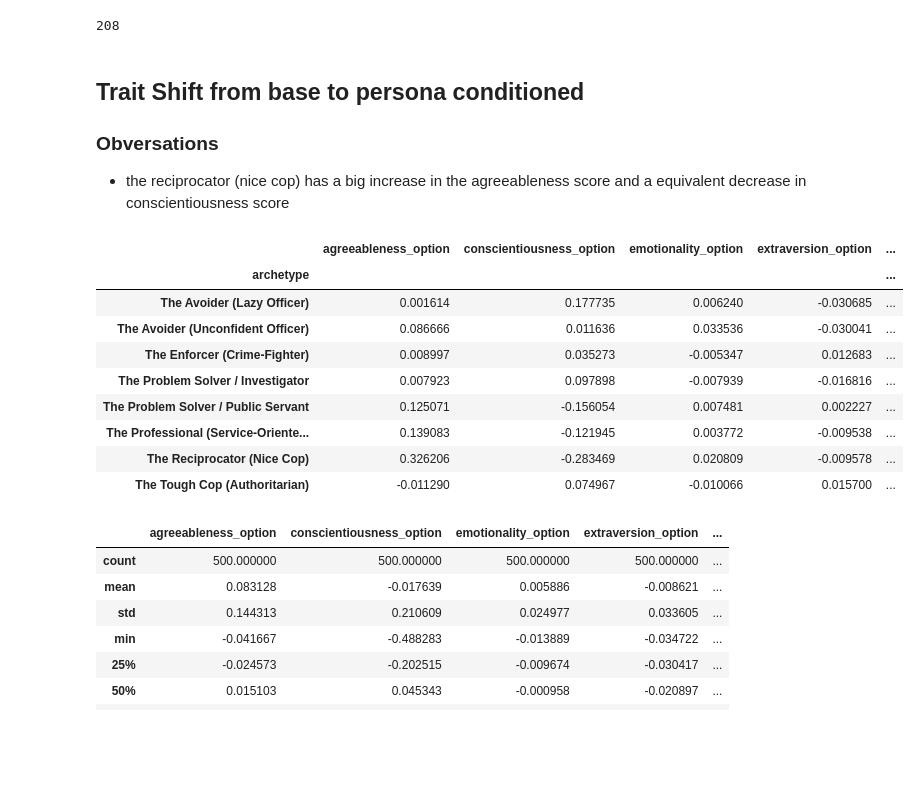
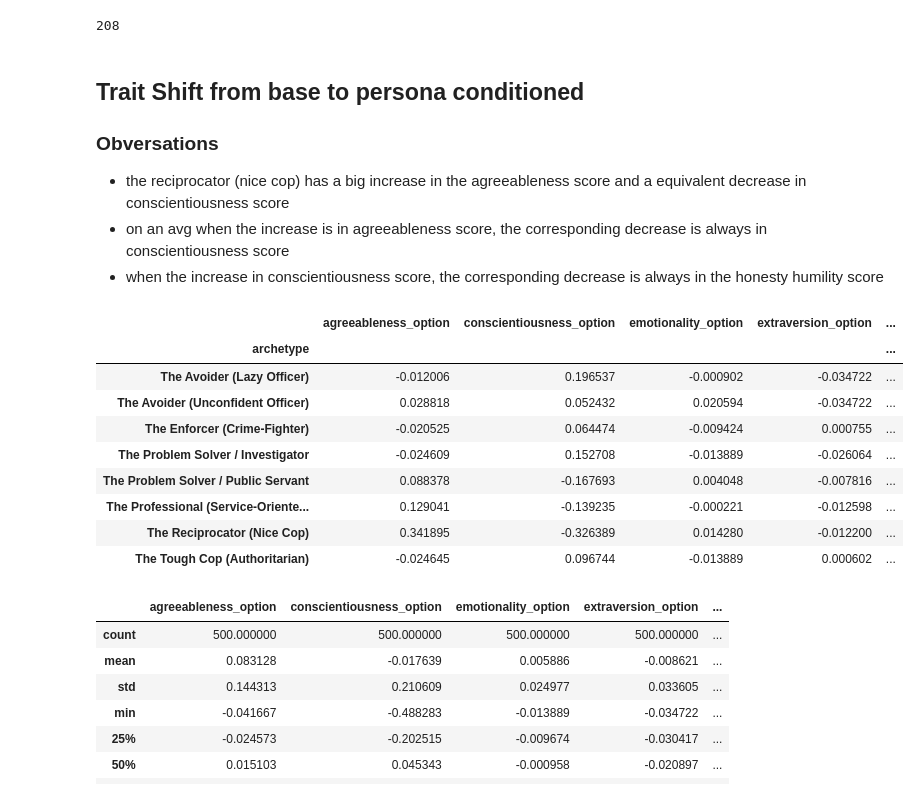
Before and after one commit to amir-abdullah-thoughtworks/psychometrics_for_LLMs, a Jupyter notebook: llm_psychometrics/notebooks/analysis/sjt_correlation_analysis_v1.ipynb, the cells around one changed output. Saved outputs shown, nothing was run; the diff lists cells and outputs as text; code cells hidden in the pictures; blank space fills up the shorter version.

```diff
--- a/llm_psychometrics/notebooks/analysis/sjt_correlation_analysis_v1.ipynb
+++ b/llm_psychometrics/notebooks/analysis/sjt_correlation_analysis_v1.ipynb
@@ -338,24 +378,26 @@ sum(similarity_result['persona_archetype'] == similarity_result['most_similar_tr
 
 ### Obversations
 - the reciprocator (nice cop) has a big increase in the agreeableness score and a equivalent decrease in conscientiousness score
+- on an avg when the increase is in agreeableness score, the corresponding decrease is always in conscientiousness score
+- when the increase in conscientiousness score, the corresponding decrease is always in the honesty humility score
 # %%
 trait_sjt_score_diff = train_sjt_score[option_cols] - base_sjt_score[option_cols].iloc[0]
 trait_sjt_score_diff['persona_uuid'] = train_sjt_score['persona_uuid']
 # %%
 trait_sjt_score_diff = pd.merge(trait_sjt_score_diff,personas[['uuid','archetype']], left_on="persona_uuid", right_on = "uuid")
 # %%
-trait_sjt_score_diff.groupby("archetype")[option_cols].mean()
+trait_sjt_score_diff.groupby("archetype")[option_cols].median()
 # %% [output]
 |  | agreeableness_option | conscientiousness_option | emotionality_option | extraversion_option | ... |
 | archetype |  |  |  |  | ... |
-| The Avoider (Lazy Officer) | 0.001614 | 0.177735 | 0.006240 | -0.030685 | ... |
-| The Avoider (Unconfident Officer) | 0.086666 | 0.011636 | 0.033536 | -0.030041 | ... |
-| The Enforcer (Crime-Fighter) | 0.008997 | 0.035273 | -0.005347 | 0.012683 | ... |
-| The Problem Solver / Investigator | 0.007923 | 0.097898 | -0.007939 | -0.016816 | ... |
-| The Problem Solver / Public Servant | 0.125071 | -0.156054 | 0.007481 | 0.002227 | ... |
-| The Professional (Service-Oriente... | 0.139083 | -0.121945 | 0.003772 | -0.009538 | ... |
-| The Reciprocator (Nice Cop) | 0.326206 | -0.283469 | 0.020809 | -0.009578 | ... |
-| The Tough Cop (Authoritarian) | -0.011290 | 0.074967 | -0.010066 | 0.015700 | ... |
+| The Avoider (Lazy Officer) | -0.012006 | 0.196537 | -0.000902 | -0.034722 | ... |
+| The Avoider (Unconfident Officer) | 0.028818 | 0.052432 | 0.020594 | -0.034722 | ... |
+| The Enforcer (Crime-Fighter) | -0.020525 | 0.064474 | -0.009424 | 0.000755 | ... |
+| The Problem Solver / Investigator | -0.024609 | 0.152708 | -0.013889 | -0.026064 | ... |
+| The Problem Solver / Public Servant | 0.088378 | -0.167693 | 0.004048 | -0.007816 | ... |
+| The Professional (Service-Oriente... | 0.129041 | -0.139235 | -0.000221 | -0.012598 | ... |
+| The Reciprocator (Nice Cop) | 0.341895 | -0.326389 | 0.014280 | -0.012200 | ... |
+| The Tough Cop (Authoritarian) | -0.024645 | 0.096744 | -0.013889 | 0.000602 | ... |
 # %%
 trait_sjt_score_diff.describe()
 # %% [output]
```
Also changed, not shown: parts of 32 cells of this notebook, 1 other file.
